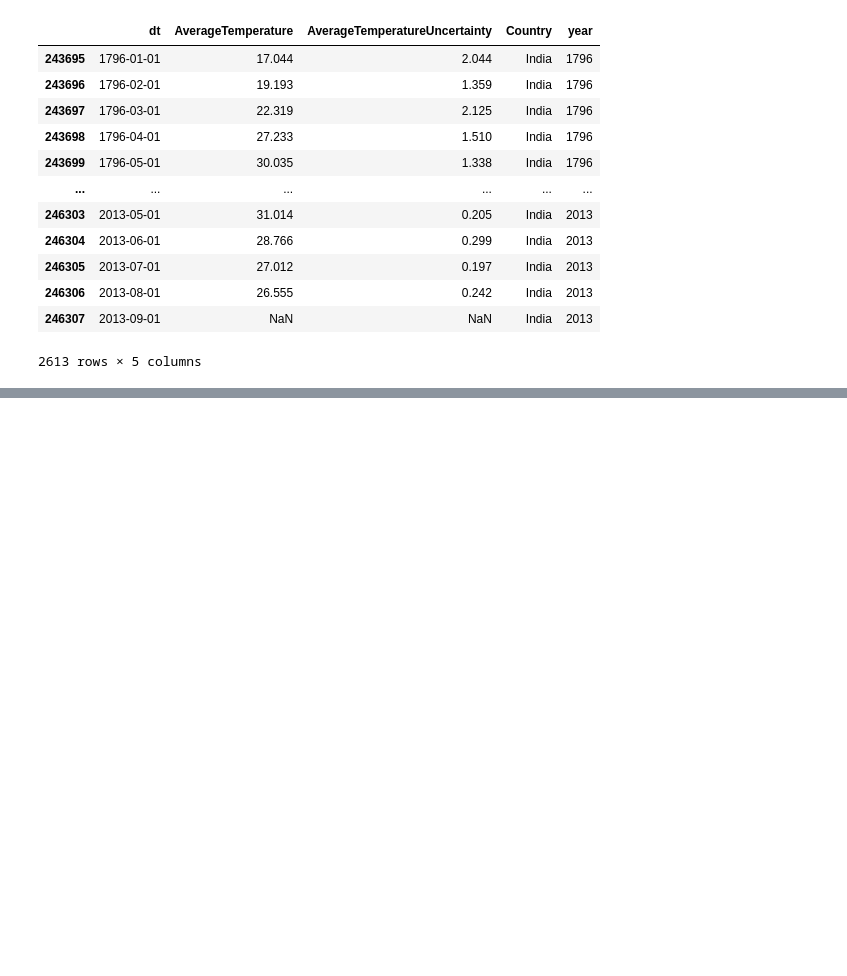
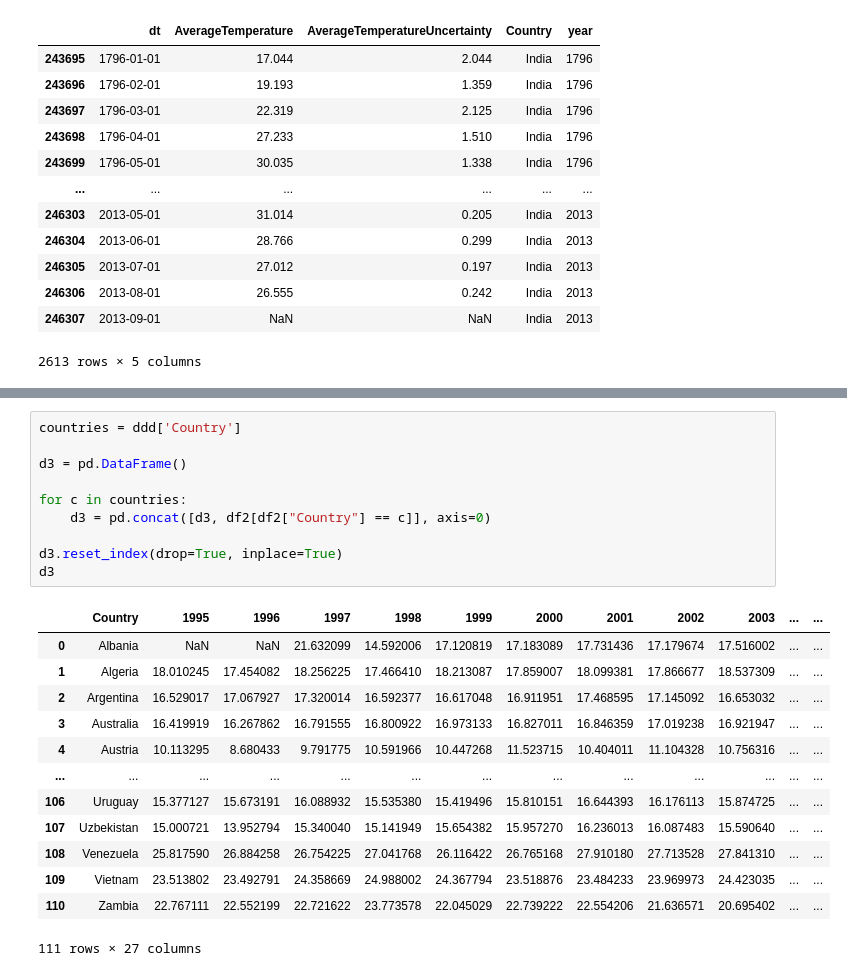
Before and after one commit to aadarshshaw/CS661-Project, a Jupyter notebook: surfaceTempVis.ipynb, the cells around one changed output, grey strips where cells are left out. Saved outputs shown, nothing was run; the diff lists cells and outputs as text; blank space fills up the shorter version.

```diff
--- a/surfaceTempVis.ipynb
+++ b/surfaceTempVis.ipynb
@@ -127,0 +232,24 @@ global_temp_country[global_temp_country['Country'] == 'India']
+# %%
+countries = ddd['Country']
+
+d3 = pd.DataFrame()
+
+for c in countries:
+    d3 = pd.concat([d3, df2[df2["Country"] == c]], axis=0)
+
+d3.reset_index(drop=True, inplace=True)
+d3
+# %% [output]
+|  | Country | 1995 | 1996 | 1997 | 1998 | 1999 | 2000 | 2001 | 2002 | 2003 | ... | ... |
+| 0 | Albania | NaN | NaN | 21.632099 | 14.592006 | 17.120819 | 17.183089 | 17.731436 | 17.179674 | 17.516002 | ... | ... |
+| 1 | Algeria | 18.010245 | 17.454082 | 18.256225 | 17.466410 | 18.213087 | 17.859007 | 18.099381 | 17.866677 | 18.537309 | ... | ... |
+| 2 | Argentina | 16.529017 | 17.067927 | 17.320014 | 16.592377 | 16.617048 | 16.911951 | 17.468595 | 17.145092 | 16.653032 | ... | ... |
+| 3 | Australia | 16.419919 | 16.267862 | 16.791555 | 16.800922 | 16.973133 | 16.827011 | 16.846359 | 17.019238 | 16.921947 | ... | ... |
+| 4 | Austria | 10.113295 | 8.680433 | 9.791775 | 10.591966 | 10.447268 | 11.523715 | 10.404011 | 11.104328 | 10.756316 | ... | ... |
+| ... | ... | ... | ... | ... | ... | ... | ... | ... | ... | ... | ... | ... |
+| 106 | Uruguay | 15.377127 | 15.673191 | 16.088932 | 15.535380 | 15.419496 | 15.810151 | 16.644393 | 16.176113 | 15.874725 | ... | ... |
+| 107 | Uzbekistan | 15.000721 | 13.952794 | 15.340040 | 15.141949 | 15.654382 | 15.957270 | 16.236013 | 16.087483 | 15.590640 | ... | ... |
+| 108 | Venezuela | 25.817590 | 26.884258 | 26.754225 | 27.041768 | 26.116422 | 26.765168 | 27.910180 | 27.713528 | 27.841310 | ... | ... |
+| 109 | Vietnam | 23.513802 | 23.492791 | 24.358669 | 24.988002 | 24.367794 | 23.518876 | 23.484233 | 23.969973 | 24.423035 | ... | ... |
+| 110 | Zambia | 22.767111 | 22.552199 | 22.721622 | 23.773578 | 22.045029 | 22.739222 | 22.554206 | 21.636571 | 20.695402 | ... | ... |
+111 rows × 27 columns
```
Also changed, not shown: parts of 12 cells of this notebook, 9 other files.
